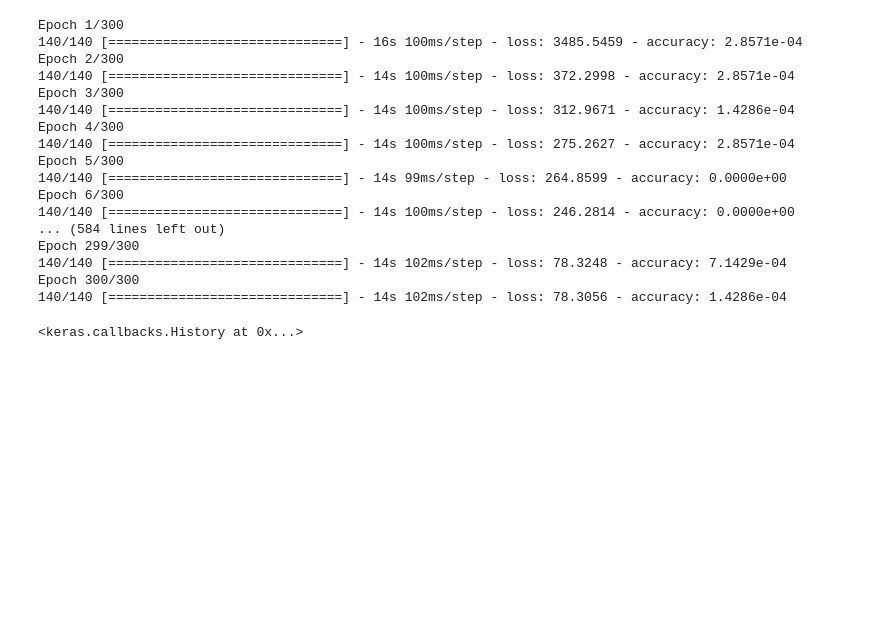
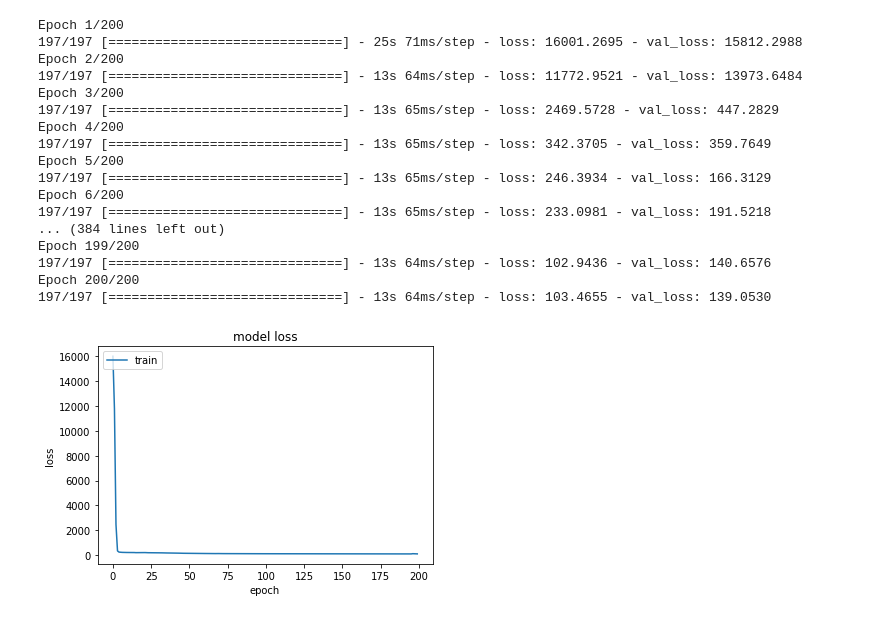
Before and after one commit to Bileth/Grayscale-image-colorization, a Jupyter notebook: CNN_colorize.ipynb, the cells around one changed output. Drawn from its saved outputs; the diff is of its cells as text; code cells hidden in the pictures; blank space fills up the shorter version.

```diff
--- a/CNN_colorize.ipynb
+++ b/CNN_colorize.ipynb
@@ -153,28 +163,34 @@ model.compile(loss='mean_squared_error',
 # %%
-batch_size = 50
-epochs = 300
-model.fit(train_data, train_labels,
-          batch_size=batch_size,
-          epochs=epochs,
-          verbose=1)
+batch_size = 64
+epochs = 200
+trainedmodel = model.fit(train_data, train_labels, epochs=epochs, validation_split = 0.1)
 # %% [output]
-Epoch 1/300
-140/140 [==============================] - 16s 100ms/step - loss: 3485.5459 - accuracy: 2.8571e-04
-Epoch 2/300
-140/140 [==============================] - 14s 100ms/step - loss: 372.2998 - accuracy: 2.8571e-04
-Epoch 3/300
-140/140 [==============================] - 14s 100ms/step - loss: 312.9671 - accuracy: 1.4286e-04
-Epoch 4/300
-140/140 [==============================] - 14s 100ms/step - loss: 275.2627 - accuracy: 2.8571e-04
-Epoch 5/300
-140/140 [==============================] - 14s 99ms/step - loss: 264.8599 - accuracy: 0.0000e+00
-Epoch 6/300
-140/140 [==============================] - 14s 100ms/step - loss: 246.2814 - accuracy: 0.0000e+00
-... (584 lines left out)
-Epoch 299/300
-140/140 [==============================] - 14s 102ms/step - loss: 78.3248 - accuracy: 7.1429e-04
-Epoch 300/300
-140/140 [==============================] - 14s 102ms/step - loss: 78.3056 - accuracy: 1.4286e-04
+Epoch 1/200
+197/197 [==============================] - 25s 71ms/step - loss: 16001.2695 - val_loss: 15812.2988
+Epoch 2/200
+197/197 [==============================] - 13s 64ms/step - loss: 11772.9521 - val_loss: 13973.6484
+Epoch 3/200
+197/197 [==============================] - 13s 65ms/step - loss: 2469.5728 - val_loss: 447.2829
+Epoch 4/200
+197/197 [==============================] - 13s 65ms/step - loss: 342.3705 - val_loss: 359.7649
+Epoch 5/200
+197/197 [==============================] - 13s 65ms/step - loss: 246.3934 - val_loss: 166.3129
+Epoch 6/200
+197/197 [==============================] - 13s 65ms/step - loss: 233.0981 - val_loss: 191.5218
+... (384 lines left out)
+Epoch 199/200
+197/197 [==============================] - 13s 64ms/step - loss: 102.9436 - val_loss: 140.6576
+Epoch 200/200
+197/197 [==============================] - 13s 64ms/step - loss: 103.4655 - val_loss: 139.0530
-<keras.callbacks.History at 0x...>
 # %%
 model.save("CNN_colorize.h5")
+# %%
+# summarize history for loss
+plt.plot(trainedmodel.history['loss'])
+plt.title('model loss')
+plt.ylabel('loss')
+plt.xlabel('epoch')
+plt.legend(['train', 'test'], loc='upper left')
+plt.show()
+# %% [output]
+[figure, added]
```
Also changed, not shown: parts of 16 cells of this notebook.
